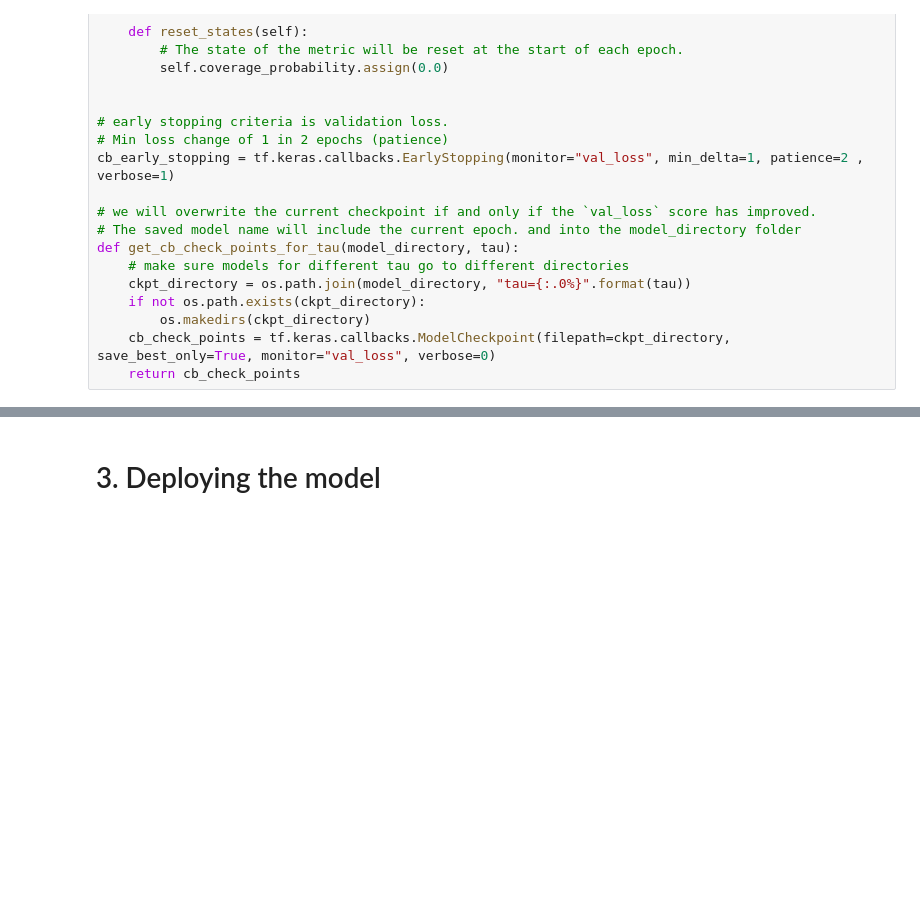
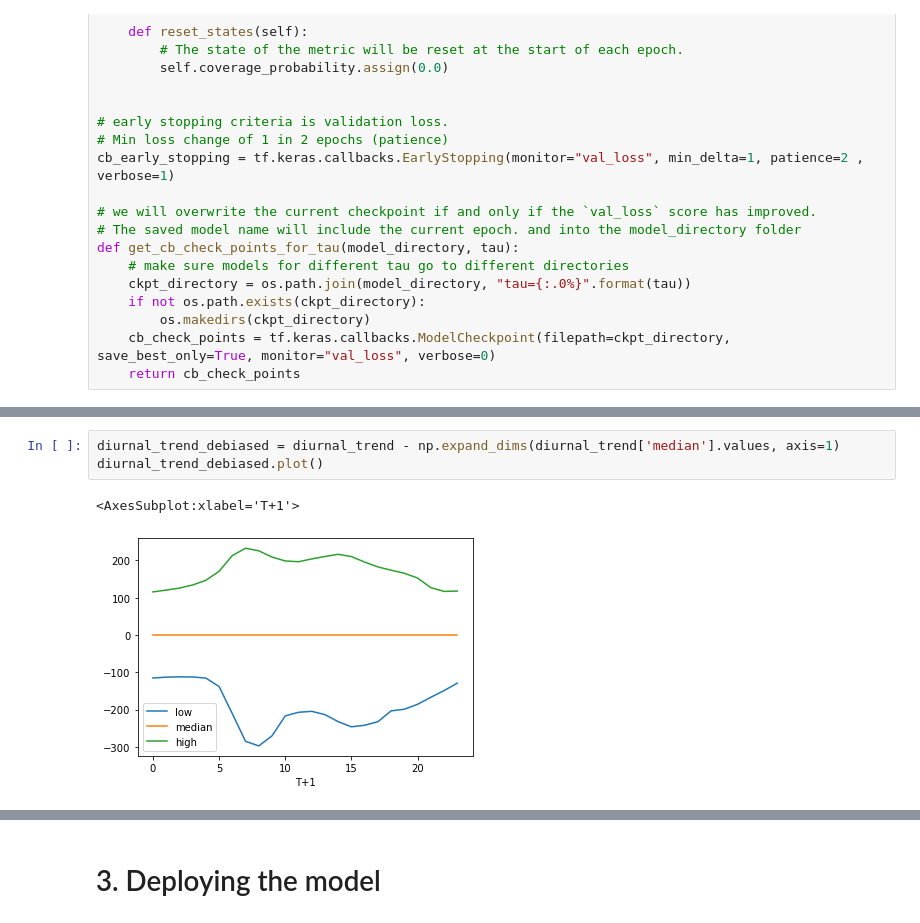
Before and after one commit to e3-/RESERVE-Public, a Jupyter notebook: code/rescue.ipynb, the cells around one changed output, grey strips where cells are left out. Saved outputs shown, nothing was run; the diff lists cells and outputs as text; blank space fills up the shorter version.

```diff
--- a/code/rescue.ipynb
+++ b/code/rescue.ipynb
@@ -225,0 +311,6 @@ history
+# %%
+diurnal_trend_debiased = diurnal_trend - np.expand_dims(diurnal_trend['median'].values, axis=1)
+diurnal_trend_debiased.plot()
+# %% [output]
+<AxesSubplot:xlabel='T+1'>
+[figure, added]
```
Also changed, not shown: parts of 12 cells of this notebook, 2 other files.
